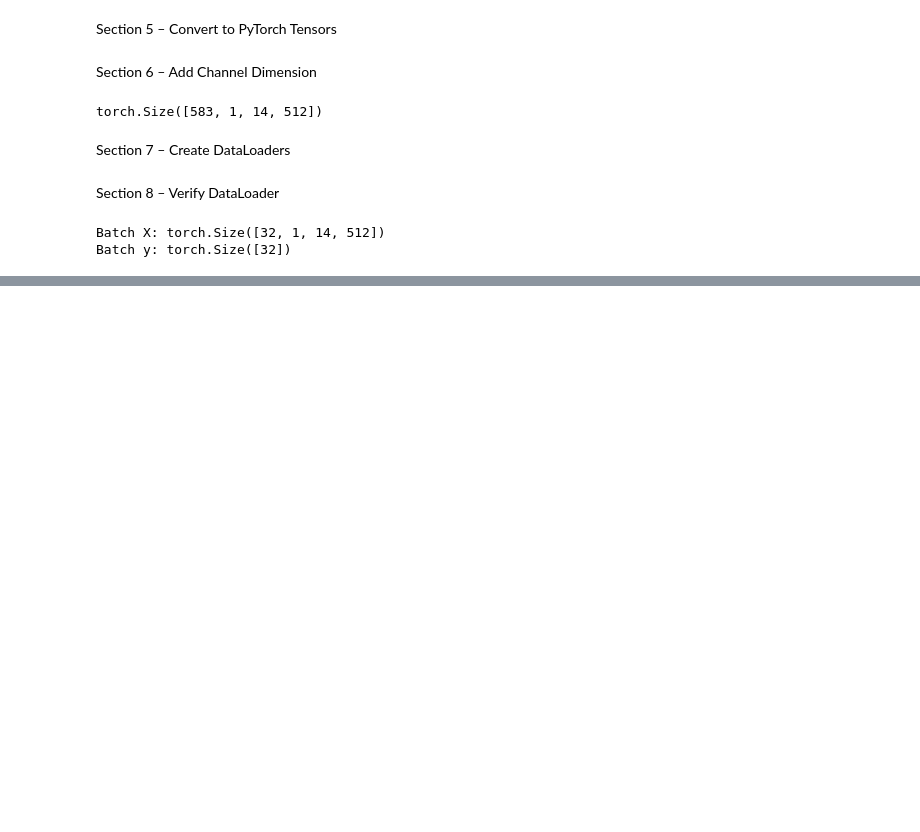
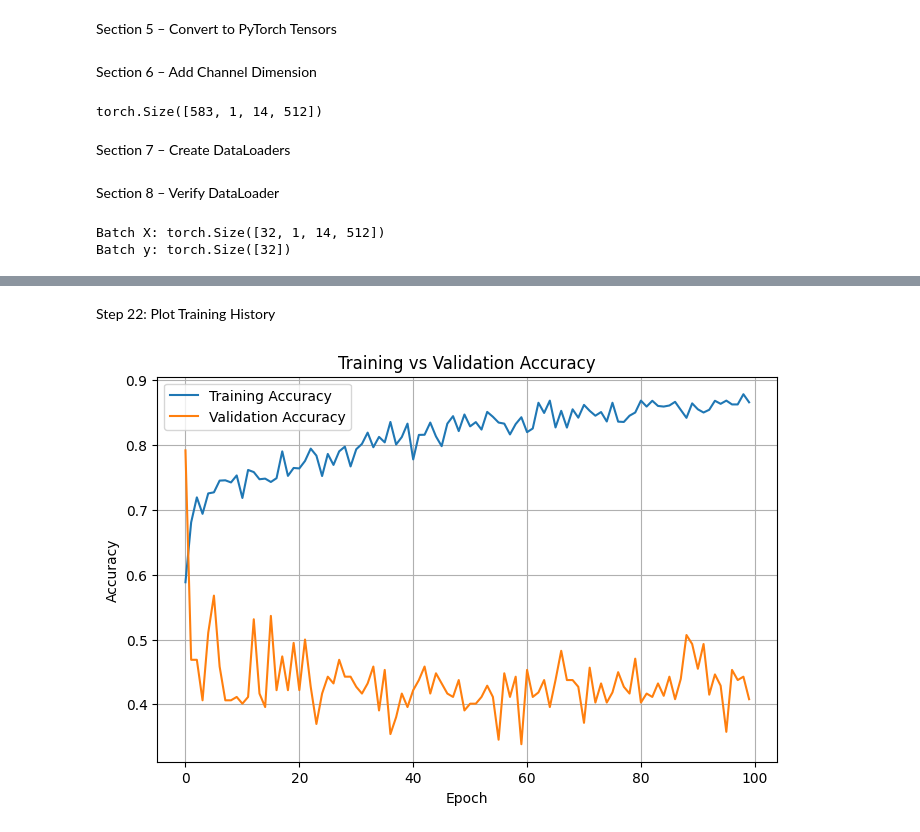
Before and after one commit to HumaimaRiaz47/eeg-cognitive-load-comparison, a Jupyter notebook: notebooks/EEGNet_Training.ipynb, the cells around one changed output, grey strips where cells are left out. Saved outputs shown, nothing was run; the diff lists cells and outputs as text; code cells hidden in the pictures; blank space fills up the shorter version.

```diff
--- a/notebooks/EEGNet_Training.ipynb
+++ b/notebooks/EEGNet_Training.ipynb
@@ -113,0 +262,15 @@ Batch y: torch.Size([32])
+# %%
+# Step 14: Define training hyperparameters
+#
+# Set the number of epochs and initialize variables to
+# store training and validation loss and accuracy.
+
+EPOCHS = 100
+
+best_val_acc = 0
+
+train_losses = []
+val_losses = []
+
+train_accs = []
+val_accs = []
@@ -113,0 +279,13 @@ Batch y: torch.Size([32])
+# %%
+# Step 15: Accuracy function
+#
+# Computes classification accuracy by comparing predicted
+# class labels with the ground truth labels.
+
+def accuracy(outputs, labels):
+
+    predictions = torch.argmax(outputs, dim=1)
+
+    correct = (predictions == labels).sum().item()
+
+    return correct / len(labels)
@@ -113,0 +563,19 @@ Batch y: torch.Size([32])
+# %% [markdown]
+Step 22: Plot Training History
+# %%
+plt.figure(figsize=(8,5))
+
+plt.plot(train_accs, label="Training Accuracy")
+plt.plot(val_accs, label="Validation Accuracy")
+
+plt.xlabel("Epoch")
+plt.ylabel("Accuracy")
+plt.title("Training vs Validation Accuracy")
+
+plt.legend()
+
+plt.grid(True)
+
+plt.show()
+# %% [output]
+[figure, added]
```
Also changed, not shown: parts of 34 cells of this notebook, 3 other files.
